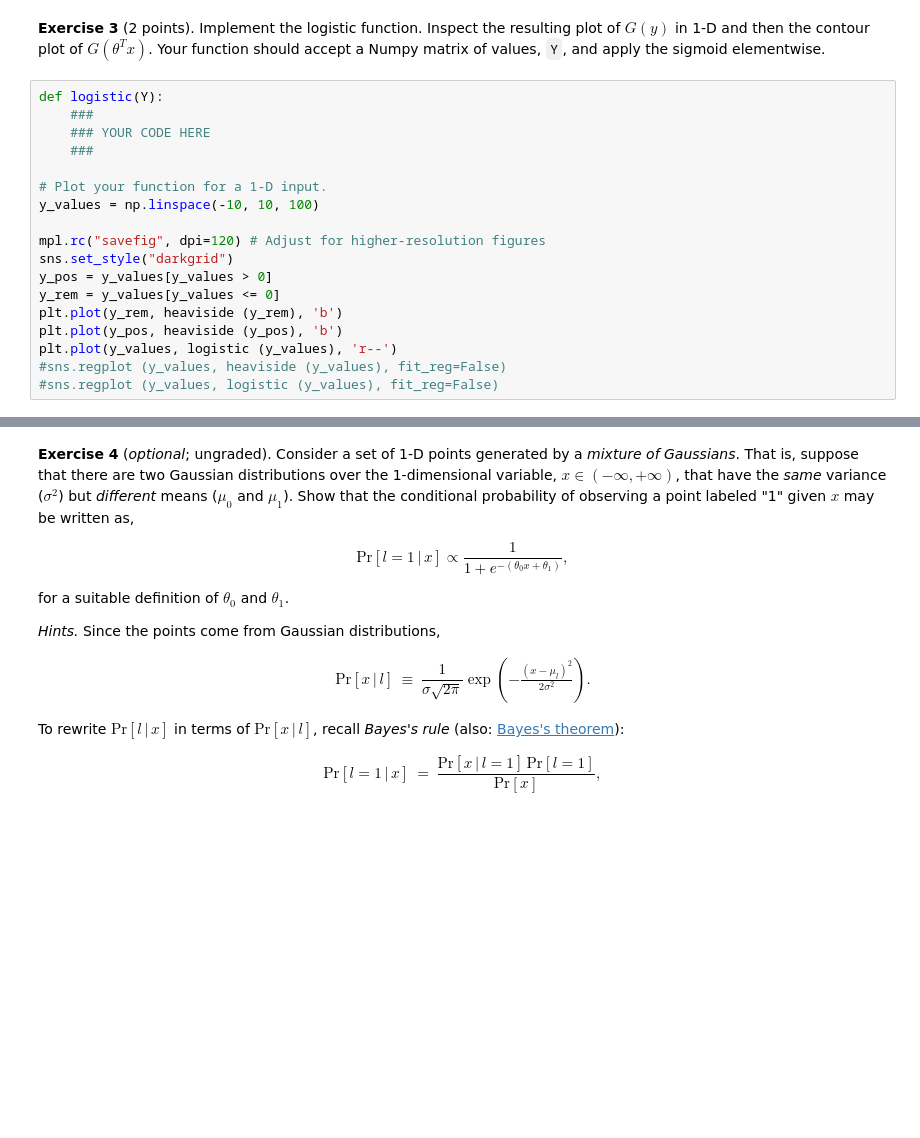
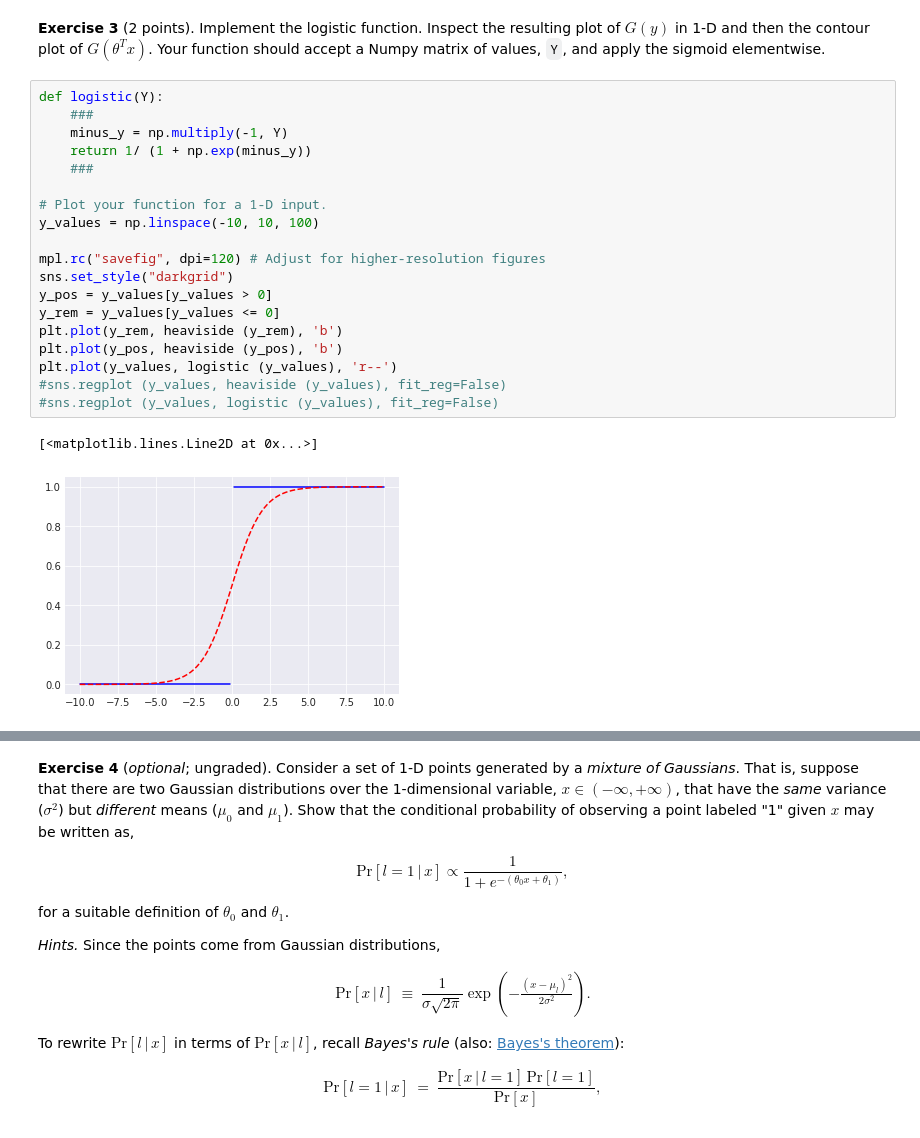
Before and after one commit to godsylla/ga_tech_omsa, a Jupyter notebook: cse_6040-computing-for-data-analysis/notebooks/nb13-logistic-regression/main.ipynb, the cells around one changed output, grey strips where cells are left out. Cells and saved outputs as stored; diff of their text form; blank space fills up the shorter version.

```diff
--- a/cse_6040-computing-for-data-analysis/notebooks/nb13-logistic-regression/main.ipynb
+++ b/cse_6040-computing-for-data-analysis/notebooks/nb13-logistic-regression/main.ipynb
@@ -522,21 +598,25 @@ The logistic function takes any value in the domain $(-\infty, +\infty)$ and pro
 # %%
 def logistic(Y):
     ###
-    ### YOUR CODE HERE
+    minus_y = np.multiply(-1, Y)
+    return 1/ (1 + np.exp(minus_y))
     ###
 
 # Plot your function for a 1-D input.
 y_values = np.linspace(-10, 10, 100)
 
 mpl.rc("savefig", dpi=120) # Adjust for higher-resolution figures
 sns.set_style("darkgrid")
 y_pos = y_values[y_values > 0]
 y_rem = y_values[y_values <= 0]
 plt.plot(y_rem, heaviside (y_rem), 'b')
 plt.plot(y_pos, heaviside (y_pos), 'b')
 plt.plot(y_values, logistic (y_values), 'r--')
 #sns.regplot (y_values, heaviside (y_values), fit_reg=False)
 #sns.regplot (y_values, logistic (y_values), fit_reg=False)
+# %% [output]
+[<matplotlib.lines.Line2D at 0x...>]
+[figure, added]
 # %%
 # Test cell: `logistic__check`
 
```
Also changed, not shown: parts of 25 cells of this notebook.
